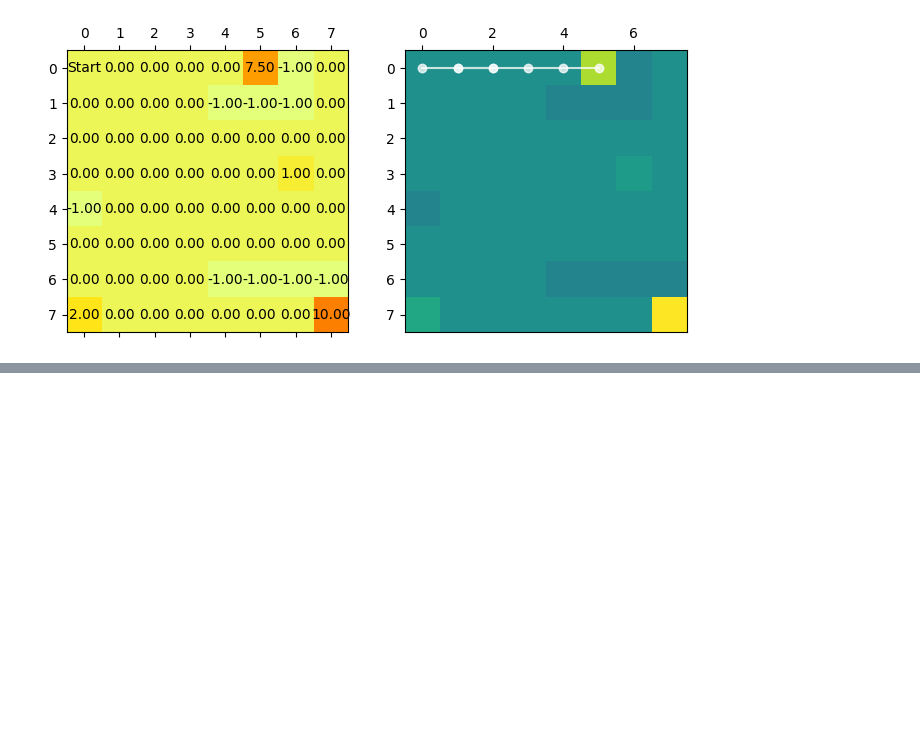
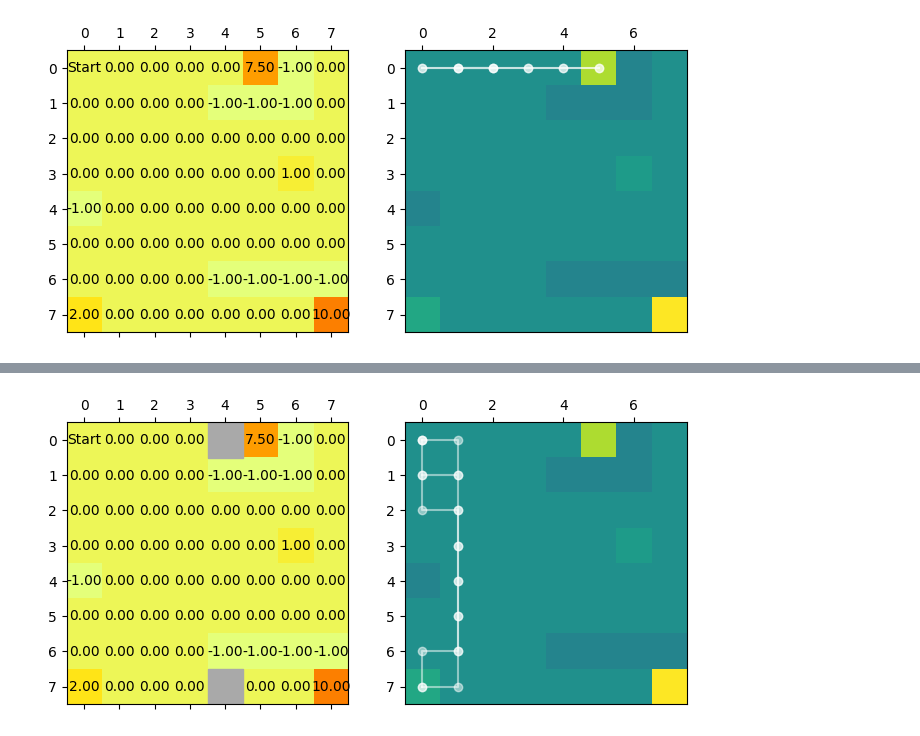
Before and after one commit to ankile/irl-environment-design, a Jupyter notebook: notebooks/hamiltorch.ipynb, the cells around one changed output, grey strips where cells are left out. Drawn from its saved outputs; the diff is of its cells as text; code cells hidden in the pictures; blank space fills up the shorter version.

```diff
--- a/notebooks/hamiltorch.ipynb
+++ b/notebooks/hamiltorch.ipynb
@@ -115,0 +168,35 @@ ax2.get_images()[0].colorbar.remove()
+# %%
+# Generate 2 trajectories in the second round environment
+wall_states = [4, (N-1)*M+4]
+T_agent = transition_matrix(N, M, p=agent_p, absorbing_states=goal_states)
+T_agent = insert_walls_into_T(T_agent, wall_indices=wall_states)
+agent_policy = soft_q_iteration(agent_R, T_agent, gamma=agent_gamma, beta=20.0)
+
+env_agent_3 = Environment(N=N,M=M,T_true=T_true,wall_states=wall_states, R_sample_mean=None, start_state=0, n_walls=None)
+
+# Generate trajectories
+trajectories_3 = generate_n_trajectories(
+    T_agent,
+    agent_policy,
+    goal_states,
+    n_trajectories=2,
+)
+
+expert_trajectories_3 = expert_trajectories_2
+expert_trajectories_3.append([env_agent_3, trajectories_3])
+
+fig, (ax1, ax2) = plt.subplots(1, 2, figsize=(8, 4))
+plot_environment(
+    agent_R.reshape(N, M),
+    env_agent_3.wall_states,
+    start_state=(env_agent.start_state // M, env_agent.start_state % M),
+    ax=ax1,
+)
+
+# Show the trajectories
+plot_trajectories(N, M, trajectories_3, agent_R, ax=ax2)
+
+# Remove the colorbar from the second plot
+ax2.get_images()[0].colorbar.remove()
+# %% [output]
+[figure, added]
```
Also changed, not shown: parts of 9 cells of this notebook, 3 other files.
